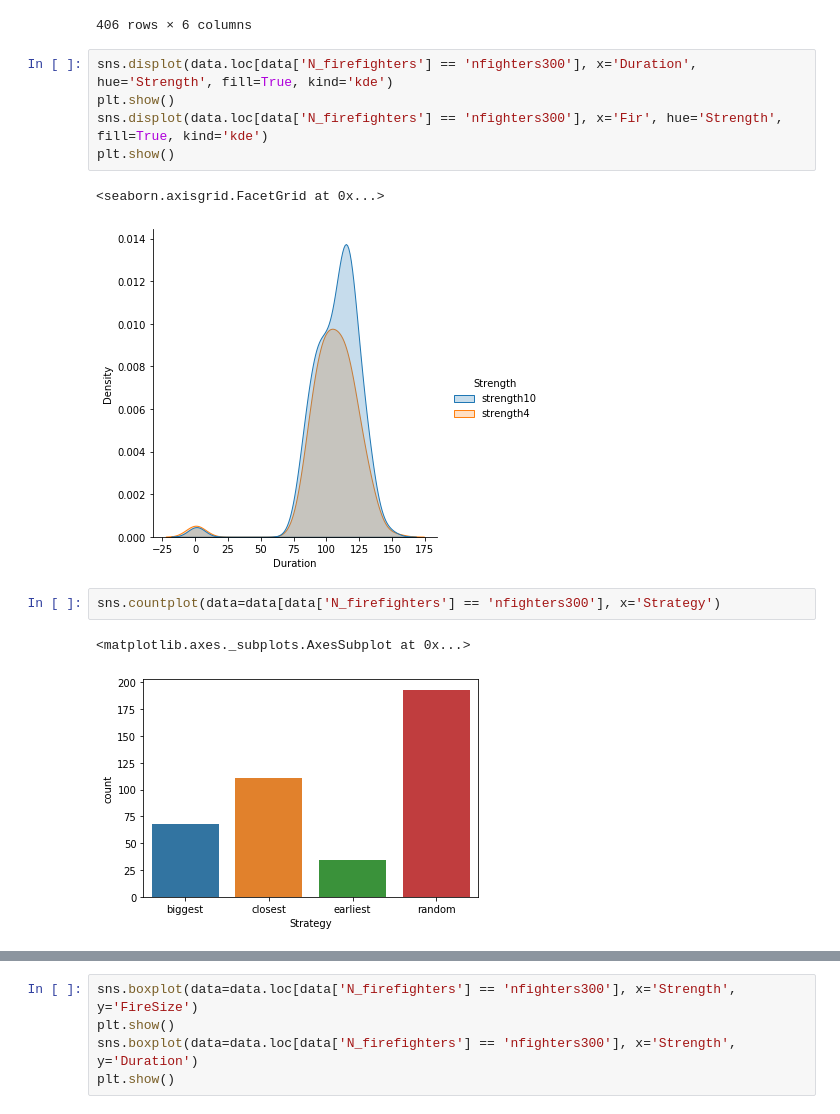
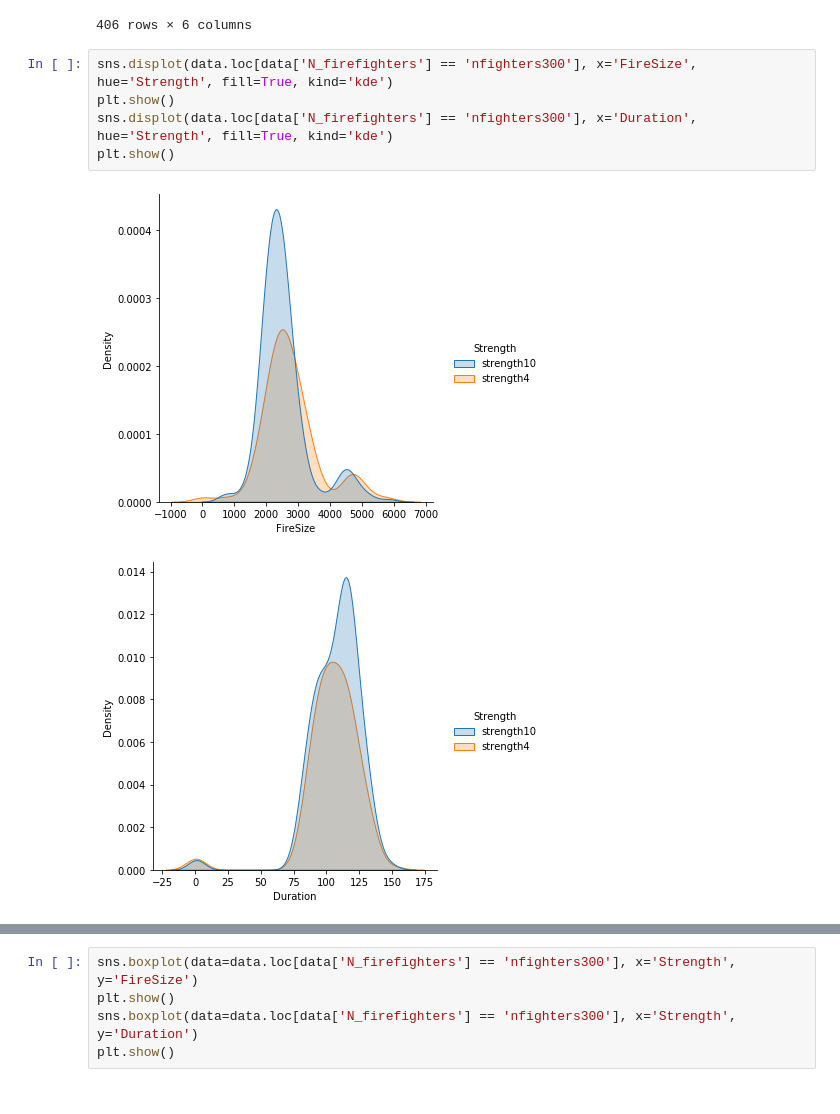
Before and after one commit to GLaDAP/Complex_Systems_2021, a Jupyter notebook: Figures.ipynb, the cells around one changed output, grey strips where cells are left out. Cells and saved outputs as stored; diff of their text form.

```diff
--- a/Figures.ipynb
+++ b/Figures.ipynb
@@ -143,15 +143,10 @@ data.loc[data['N_firefighters'] == 'nfighters300']
 | 19 | 1738 | 99 | 19 | random | nfighters300 | strength4 |
 406 rows × 6 columns
 # %%
+sns.displot(data.loc[data['N_firefighters'] == 'nfighters300'], x='FireSize', hue='Strength', fill=True, kind='kde')
+plt.show()
 sns.displot(data.loc[data['N_firefighters'] == 'nfighters300'], x='Duration', hue='Strength', fill=True, kind='kde')
 plt.show()
-sns.displot(data.loc[data['N_firefighters'] == 'nfighters300'], x='Fir', hue='Strength', fill=True, kind='kde')
-plt.show()
 # %% [output]
-<seaborn.axisgrid.FacetGrid at 0x...>
-[figure, old version]
+[figure, new version]
+[figure, added]
-# %%
-sns.countplot(data=data[data['N_firefighters'] == 'nfighters300'], x='Strategy')
-# %% [output]
-<matplotlib.axes._subplots.AxesSubplot at 0x...>
-[figure, removed]
```
Also changed, not shown: parts of 1 cell of this notebook.
